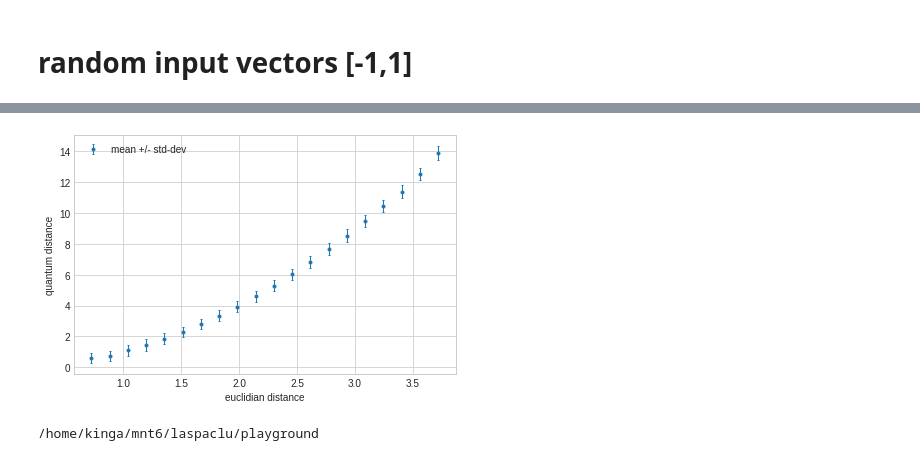
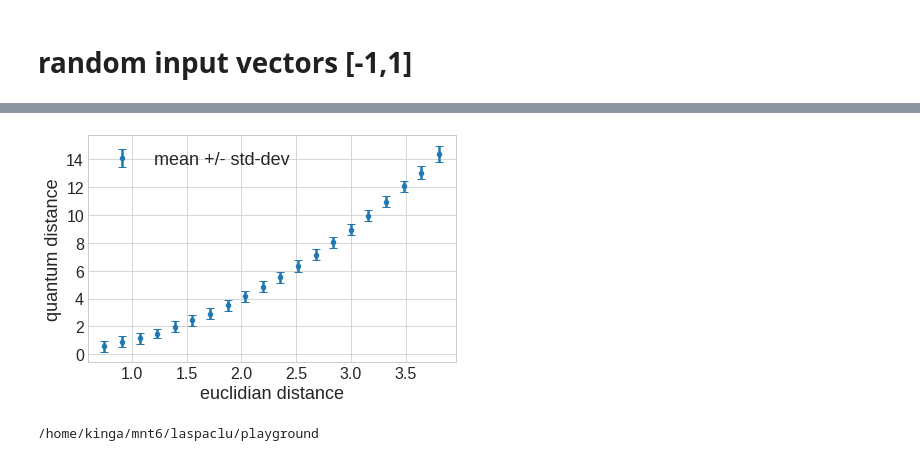
Before and after one commit to kingusiu/laspaclu, a Jupyter notebook: playground/stateprep_distcalc_test.ipynb, the cells around one changed output, grey strips where cells are left out. Cells and saved outputs as stored; diff of their text form; code cells hidden in the pictures.

Commit message:
fixing quantum distance and latent space plotting for thesis

```diff
--- a/playground/stateprep_distcalc_test.ipynb
+++ b/playground/stateprep_distcalc_test.ipynb
@@ -101,23 +102,25 @@ Text(0, 0.5, 'quantum distance')
 # %%
 import scipy.stats
-fig_dir = '../fig/generic'
+fig_dir = '../results/fig/generic'
 x = np.array(d_eucl_srtd)
 y = np.array(d_q_srtd)
 means_result = scipy.stats.binned_statistic(x, [y, y**2], bins=20, range=(d_eucl_srtd[0],d_eucl_srtd[-1]), statistic='mean')
 means, means2 = means_result.statistic
 standard_deviations = np.sqrt(means2 - means**2)
 bin_edges = means_result.bin_edges
 bin_centers = (bin_edges[:-1] + bin_edges[1:])/2.
 
 fig = plt.figure()
-plt.errorbar(x=bin_centers, y=means, yerr=standard_deviations, elinewidth=1., linestyle='none', marker='.', capsize=1, label='mean +/- std-dev')
-plt.xlabel('euclidian distance')
-plt.ylabel('quantum distance')
-plt.legend(loc='best')
+plt.errorbar(x=bin_centers, y=means, yerr=standard_deviations, elinewidth=2.5, linestyle='none', marker='o', markersize=4.5, capsize=4, label='mean +/- std-dev')
+plt.xlabel('euclidian distance',fontsize=18)
+plt.ylabel('quantum distance',fontsize=18)
+plt.legend(loc='best',fontsize=18)
+plt.xticks(fontsize=16)
+plt.yticks(fontsize=16)
 plt.tight_layout()
-fig.savefig(fig_dir+'/qdist_calc_err.png')
+fig.savefig(fig_dir+'/qdist_calc_err.pdf')
 # %% [output]
-[figure, old version]
+[figure, new version]
 # %%
 !pwd
 # %% [output]
```
Also changed, not shown: parts of 6 cells of this notebook, 3 other files.
